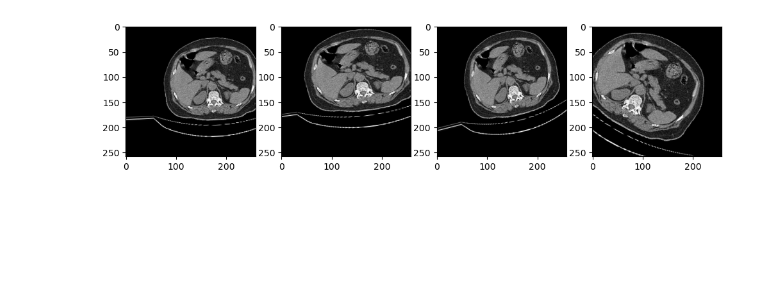
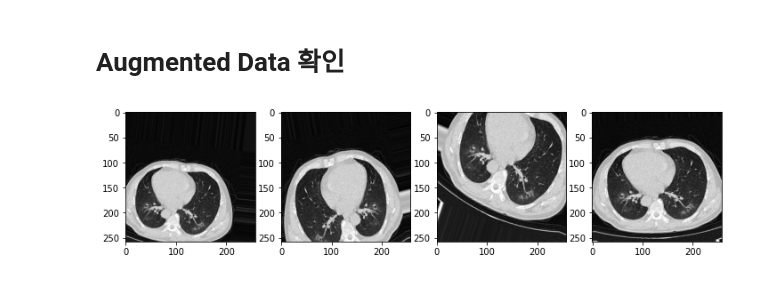
Before and after one commit to dujong/COVID_CT_Classification, a Jupyter notebook: COVID_CT_Image_Classification_2st.ipynb, the cells around one changed output. Saved outputs shown, nothing was run; the diff lists cells and outputs as text; code cells hidden in the pictures; blank space fills up the shorter version.

```diff
--- a/COVID_CT_Image_Classification_2st.ipynb
+++ b/COVID_CT_Image_Classification_2st.ipynb
@@ -214,0 +405,9 @@ plot_model(model, to_file='CNN1.png', show_shapes=True)
+# %% [markdown]
+# Augmented Data 확인
+# %%
+import os
+from tensorflow.keras.preprocessing import image
+
+train_dir = '/content/COVID_CT/Covid_CT/train'
+one_fname = os.path.join(str(train_dir + '/infected/202.jpg'))
+img = image.load_img(one_fname, target_size=(258,258))
@@ -215,24 +417,16 @@ plot_model(model, to_file='CNN1.png', show_shapes=True)
 # %%
-import os
-from tensorflow.keras.preprocessing import image
-
-one_fname = r'C:\Users\parks\OneDrive\COVID-19_CT\Covid_CT\train\infected\202.jpg'
-img = image.load_img(one_fname, target_size=(258,258))
-
-x = image.img_to_array(img)
-x = x.reshape((1,)+x.shape)
 
 i = 0
 plt.figure(figsize=(12,6))
 
 for batch in train_datagen.flow(x, batch_size=1):
     plt.subplot(1, 4,i+1)
     plt.imshow(image.array_to_img(batch[0]))
 
     i += 1
     if i % 4 == 0:
         break
 
 plt.show()
 # %% [output]
-[figure, old version]
+[figure, new version]
```
Also changed, not shown: parts of 31 cells of this notebook, 1 other file.
